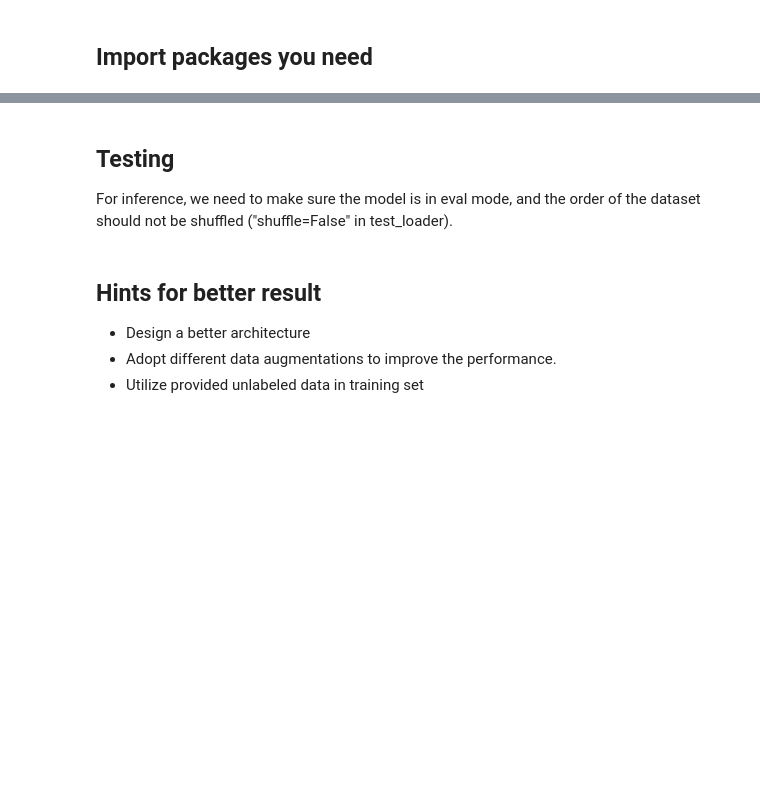
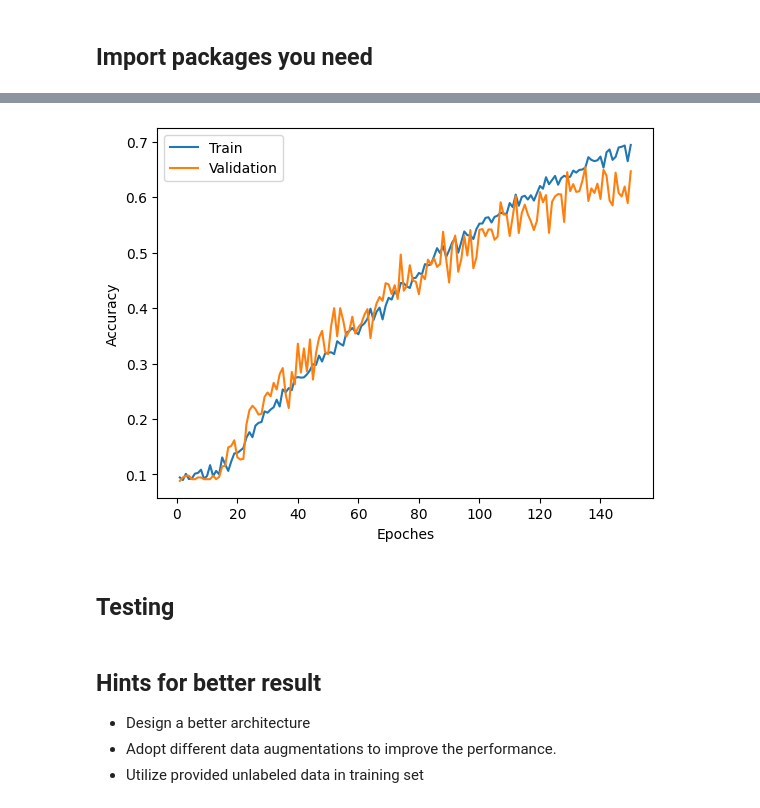
Before and after one commit to CityU-SDSC4016-2022/SDSC4016-hw2, a Jupyter notebook: src/HW2_efficientnet_b6V2_0.612.ipynb, the cells around one changed output, grey strips where cells are left out. Cells and saved outputs as stored; diff of their text form; code cells hidden in the pictures; blank space fills up the shorter version.

```diff
--- a/src/HW2_Modified.ipynb
+++ b/src/HW2_efficientnet_b6V2_0.612.ipynb
@@ -173,3 +248,10 @@ def get_pseudo_labels(dataset, model, threshold=0.65):
+# %%
+def plotAcc(history, n_epochs):
+    plt.plot([*range(1, n_epochs+1)], history['train_acc'])
+    plt.plot([*range(1, n_epochs+1)], history['val_acc'])
+    plt.xlabel("Epoches")
+    plt.ylabel("Accuracy")
+    plt.legend(labels=['Train', 'Validation'])
 # %%
 # "cuda" only when GPUs are available.
 device = "cuda" if torch.cuda.is_available() else "cpu"
@@ -302,7 +297,9 @@ for epoch in range(n_epochs):
+# %%
+plotAcc(history, n_epochs)
+# %% [output]
+[figure, added]
 # %% [markdown]
 ## Testing
-
-For inference, we need to make sure the model is in eval mode, and the order of the dataset should not be shuffled ("shuffle=False" in test_loader).
 # %%
 # Make sure the model is in eval mode.
 # Some modules like Dropout or BatchNorm affect if the model is in training mode.
```
Also changed, not shown: parts of 16 cells of this notebook.
